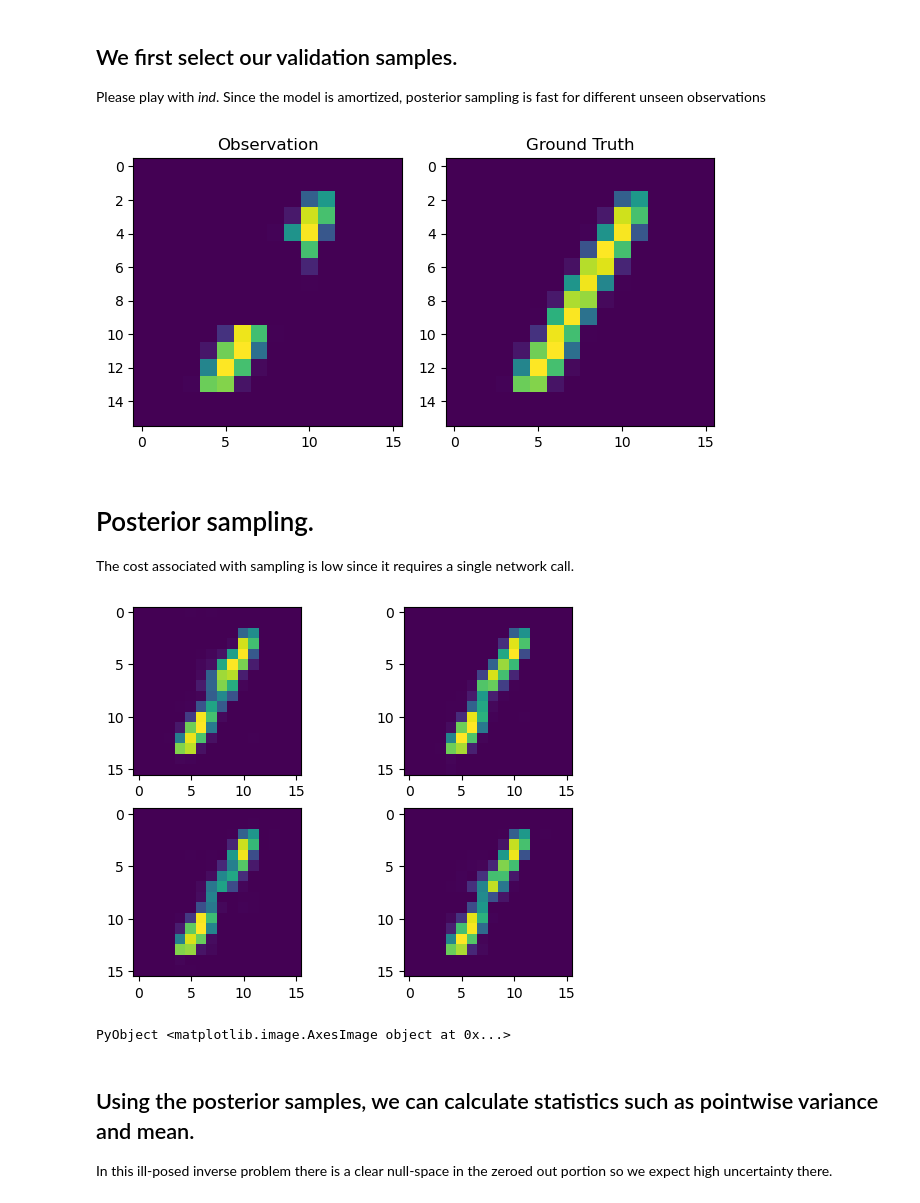
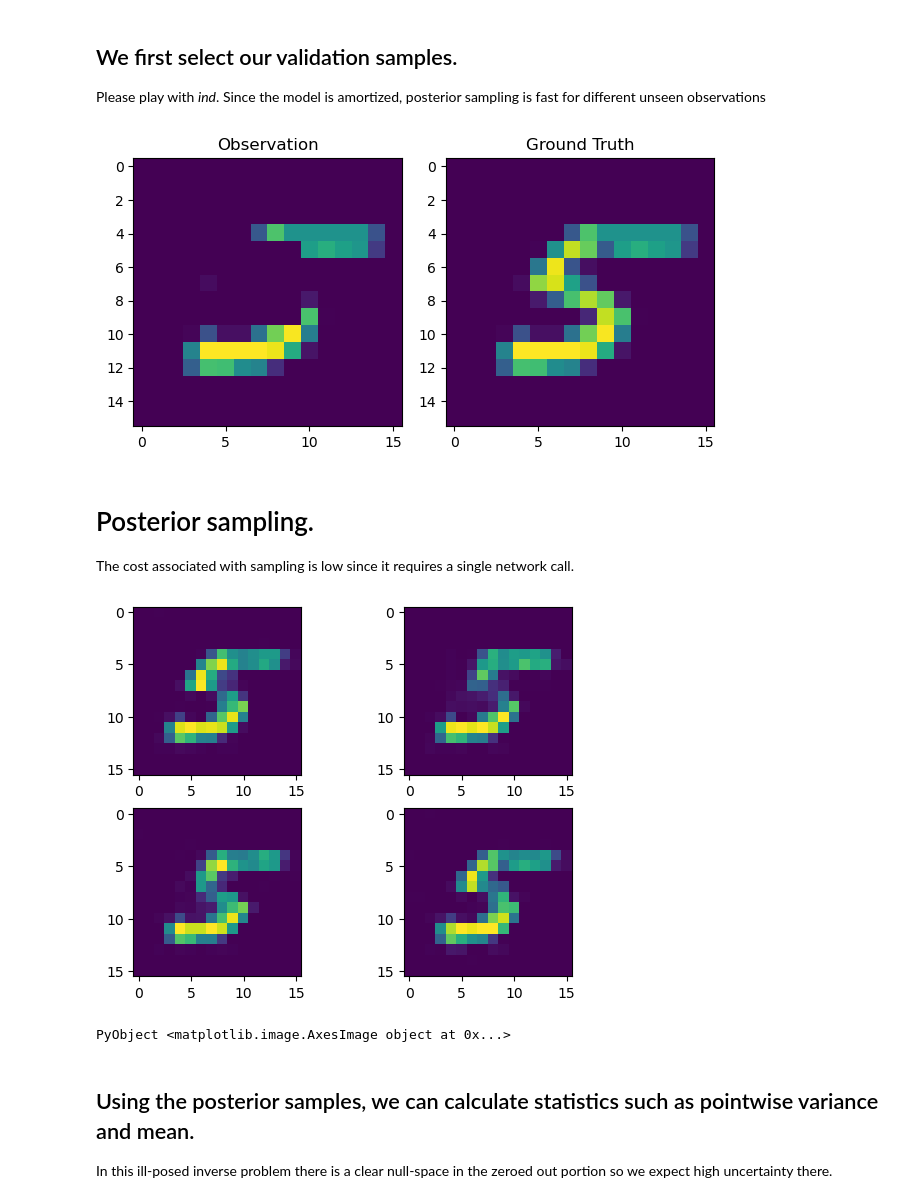
Before and after one commit to turquoisedragon2926/SLIM-tutorials, a Jupyter notebook: 02-normalizing-flows/C_mnist_inpainting.ipynb, the cells around one changed output. Drawn from its saved outputs; the diff is of its cells as text; code cells hidden in the pictures.

```diff
--- a/02-normalizing-flows/C_mnist_inpainting.ipynb
+++ b/02-normalizing-flows/C_mnist_inpainting.ipynb
@@ -189,18 +190,18 @@ posterior_sampler (generic function with 1 method)
 
 Please play with *ind*. Since the model is amortized, posterior sampling is fast for different unseen observations
 # %%
-ind = 15
+ind = 16
 x = XY_val[1][:,:,:,ind:ind]
 y = XY_val[2][:,:,:,ind:ind]
 
 figure()
 subplot(1,2,1); title("Observation")
 imshow(y[:,:,:,1])
 subplot(1,2,2); title("Ground Truth")
 imshow(x[:,:,:,1])
 tight_layout()
 # %% [output]
-[figure, old version]
+[figure, new version]
 # %% [markdown]
 # Posterior sampling.
 The cost associated with sampling is low since it requires a single network call.
@@ -217,7 +218,7 @@ imshow(X_post[:,:,:,3];vmin=0,vmax=1)
 subplot(2,2,4)
 imshow(X_post[:,:,:,4];vmin=0,vmax=1)
 # %% [output]
-[figure, old version]
+[figure, new version]
 PyObject <matplotlib.image.AxesImage object at 0x...>
 # %% [markdown]
 ## Using the posterior samples, we can calculate statistics such as pointwise variance and mean.
```
Also changed, not shown: parts of 9 cells of this notebook, 1 other file.
